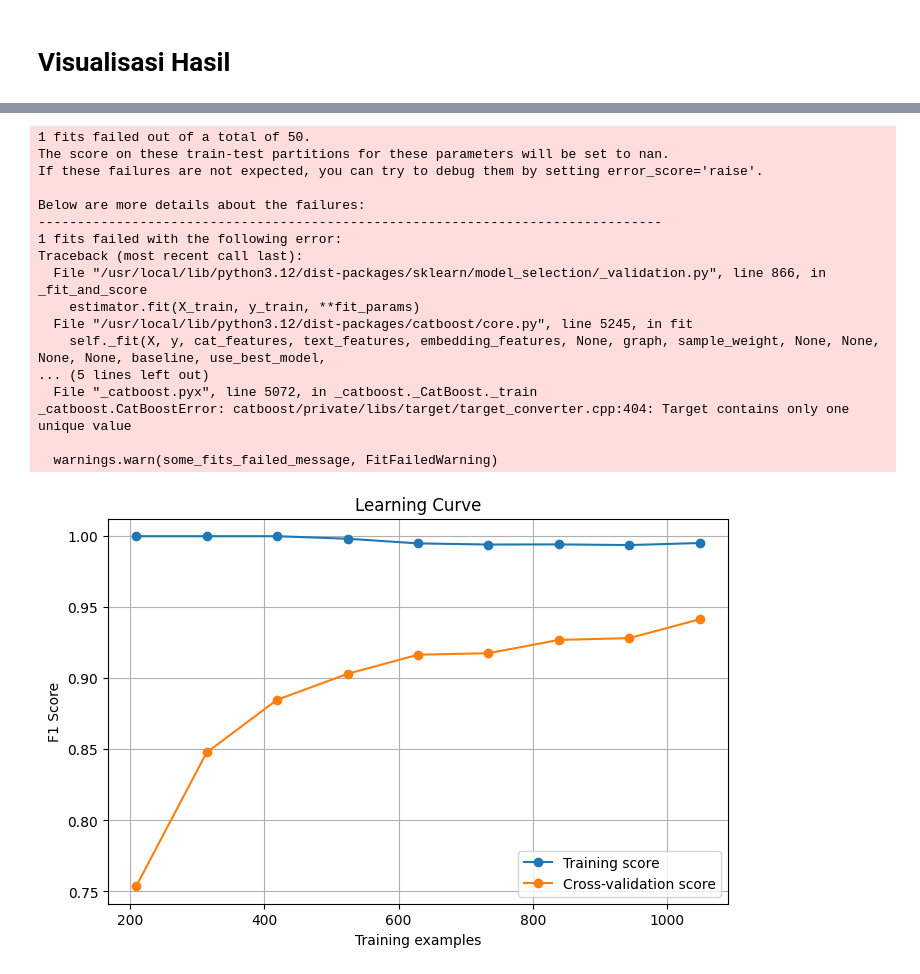
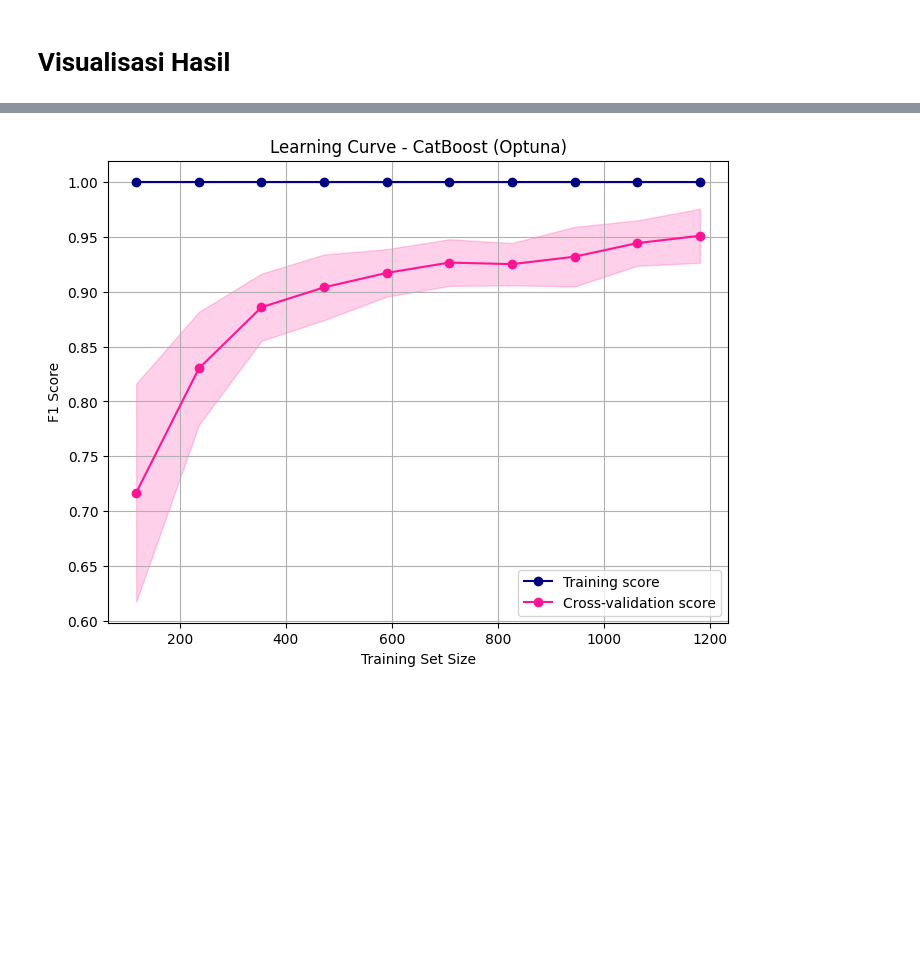
Before and after one commit to putapry/Recruitment-Prediction, a Jupyter notebook: Recruitment_Prediction.ipynb, the cells around one changed output, grey strips where cells are left out. Cells and saved outputs as stored; diff of their text form; code cells hidden in the pictures; blank space fills up the shorter version.

```diff
--- a/Recruitment_Prediction.ipynb
+++ b/Recruitment_Prediction.ipynb
@@ -1557,7 +1614,7 @@ Ringkasan Evaluasi Model (Optuna):
 # %% [markdown]
 Grid Search menjamin eksplorasi menyeluruh pada setiap kombinasi hyperparameter. Meskipun memerlukan waktu komputasi lebih besar dibandingkan metode lain, Grid Search memastikan hasil tuning yang lebih sistematis dan dapat menjadi acuan dasar untuk membandingkan performa model.
 # %%
-cv = StratifiedKFold(n_splits=5, shuffle=True, random_state=42)
+cv = StratifiedKFold(n_splits=10, shuffle=True, random_state=42)
 # %% [markdown]
 # Logistic Regression
 # %%
@@ -1673,7 +1730,7 @@ param_grid_xgb = {
 }
 
 grid_xgb = GridSearchCV(
-    XGBClassifier(use_label_encoder=False, eval_metric="logloss", random_state=42),
+    XGBClassifier(eval_metric="logloss", random_state=42),
     param_grid_xgb,
     scoring="f1",
     cv=cv,
@@ -1896,7 +1957,7 @@ param_dist_xgb = {
     "subsample": uniform(0.5, 0.5)
 }
 
-rand_xgb = RandomizedSearchCV(XGBClassifier(use_label_encoder=False, eval_metric='logloss', random_state=42),
+rand_xgb = RandomizedSearchCV(XGBClassifier(eval_metric='logloss', random_state=42),
                               param_distributions=param_dist_xgb,
                               n_iter=20, scoring="f1", cv=cv, n_jobs=-1, random_state=42)
 rand_xgb.fit(X_train_smote, y_train_smote)
@@ -2066,4 +2138 @@ from sklearn.metrics import ConfusionMatrixDisplay
 from sklearn.model_selection import learning_curve
-# %%
-best_model = CatBoostClassifier(**study_cb.best_params, random_state=42, verbose=0)
-best_model.fit(X_train_smote, y_train_smote)
@@ -2084,42 +2139,40 @@ plt.show()
 # %%
-# Learning Curve (pakai data SMOTE)
-train_sizes, train_scores, val_scores = learning_curve(
-    best_model,
-    X_train_smote, y_train_smote,
-    cv=5,
+# Learning Curve
+# Ambil best model
+best_model_row = all_results.loc[all_results["F1"].idxmax()]
+best_model_obj = best_model_row["Model_Object"]
+
+# Hitung learning curve
+train_sizes, train_scores, test_scores = learning_curve(
+    estimator=best_model_obj,
+    X=X_train_smote,
+    y=y_train_smote,
+    cv=10,
     scoring="f1",
     n_jobs=-1,
-    train_sizes=np.linspace(0.1, 1.0, 10)
+    train_sizes=np.linspace(0.1, 1.0, 10),
+    random_state=42 if "random_state" in best_model_obj.get_params() else None
 )
 
-train_scores_mean = np.mean(train_scores, axis=1)
-val_scores_mean = np.mean(val_scores, axis=1)
+# Rata-rata dan standar deviasi
+train_mean = np.mean(train_scores, axis=1)
+train_std = np.std(train_scores, axis=1)
+test_mean = np.mean(test_scores, axis=1)
+test_std = np.std(test_scores, axis=1)
 
-plt.figure(figsize=(8,5))
-plt.plot(train_sizes, train_scores_mean, 'o-', label="Training score")
-plt.plot(train_sizes, val_scores_mean, 'o-', label="Cross-validation score")
-plt.xlabel("Training examples")
+# Plot
+plt.figure(figsize=(8, 6))
+plt.plot(train_sizes, train_mean, 'o-', color="navy", label="Training score")
+plt.fill_between(train_sizes, train_mean - train_std, train_mean + train_std, alpha=0.2, color="navy")
+
+plt.plot(train_sizes, test_mean, 'o-', color="deeppink", label="Cross-validation score")
+plt.fill_between(train_sizes, test_mean - test_std, test_mean + test_std, alpha=0.2, color="deeppink")
+
+plt.title(f"Learning Curve - {best_model_row['Model']}")
+plt.xlabel("Training Set Size")
 plt.ylabel("F1 Score")
-plt.title("Learning Curve")
 plt.legend(loc="best")
 plt.grid(True)
 plt.show()
 # %% [output]
-1 fits failed out of a total of 50.
-The score on these train-test partitions for these parameters will be set to nan.
-If these failures are not expected, you can try to debug them by setting error_score='raise'.
-
-Below are more details about the failures:
---------------------------------------------------------------------------------
-1 fits failed with the following error:
-Traceback (most recent call last):
-  File "/usr/local/lib/python3.12/dist-packages/sklearn/model_selection/_validation.py", line 866, in _fit_and_score
-    estimator.fit(X_train, y_train, **fit_params)
-  File "/usr/local/lib/python3.12/dist-packages/catboost/core.py", line 5245, in fit
-    self._fit(X, y, cat_features, text_features, embedding_features, None, graph, sample_weight, None, None, None, None, baseline, use_best_model,
-... (5 lines left out)
-  File "_catboost.pyx", line 5072, in _catboost._CatBoost._train
-_catboost.CatBoostError: catboost/private/libs/target/target_converter.cpp:404: Target contains only one unique value
-
-  warnings.warn(some_fits_failed_message, FitFailedWarning)
-[figure, old version]
+[figure, new version]
```
Also changed, not shown: parts of 62 cells of this notebook.
